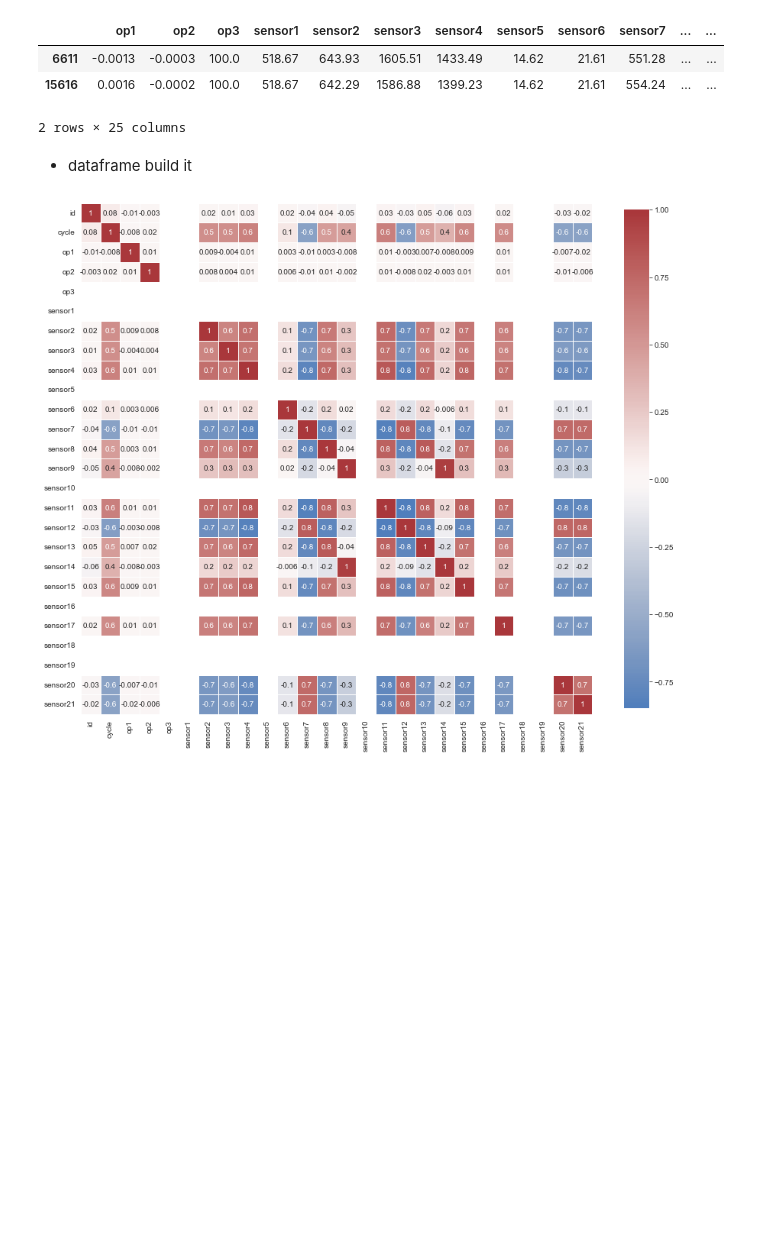
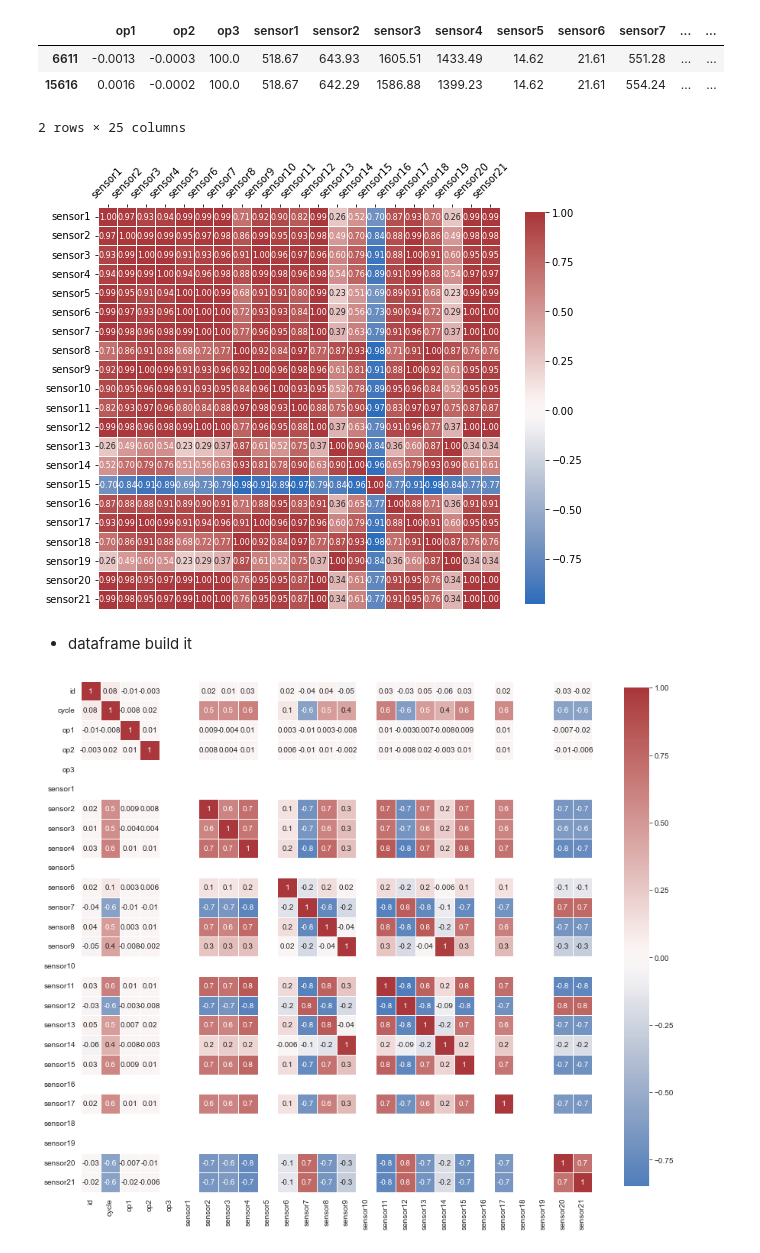
Before and after one commit to stemproaca/pdm, a Jupyter notebook: Classes/menu_C_b_FS_Biligual.ipynb, the cells around one changed output. Saved outputs shown, nothing was run; the diff lists cells and outputs as text; code cells hidden in the pictures; blank space fills up the shorter version.

```diff
--- a/Classes/menu_C_b_FS_Biligual.ipynb
+++ b/Classes/menu_C_b_FS_Biligual.ipynb
@@ -483,6 +482,21 @@ $ r= \frac{\sum  (x-\bar{x})(y-\bar{y}) }{ \sqrt{\sum(x-\bar{x})^2 \sum(y-\bar{y
 | 6611 | -0.0013 | -0.0003 | 100.0 | 518.67 | 643.93 | 1605.51 | 1433.49 | 14.62 | 21.61 | 551.28 | ... | ... |
 | 15616 | 0.0016 | -0.0002 | 100.0 | 518.67 | 642.29 | 1586.88 | 1399.23 | 14.62 | 21.61 | 554.24 | ... | ... |
 2 rows × 25 columns
+# %%
+tmp = DF_TRAIN.copy()
+kept_columns = [c for c in list(tmp) if re.search("sens", c)]
+
+tmp_corr = tmp[kept_columns].corr(method="pearson")
+plt.figure(figsize=(9, 9))
+ax = sns.heatmap(tmp_corr,  square=True, annot=True,annot_kws={"size": 8},
+            center=0, fmt=".2f",   linewidths=.5,  #fmt=".2g",
+            cmap="vlag", cbar_kws={"shrink": 0.8});
+ax.xaxis.tick_top()
+#sns.set(font_scale=1)
+plt.xticks(rotation = 45)
+plt.show()
+# %% [output]
+[figure, added]
 # %%
 def cor_selector(col = "rul", flag = "FD001", num_feats = 10):
 
```
Also changed, not shown: parts of 3 cells of this notebook, 3 other files.
